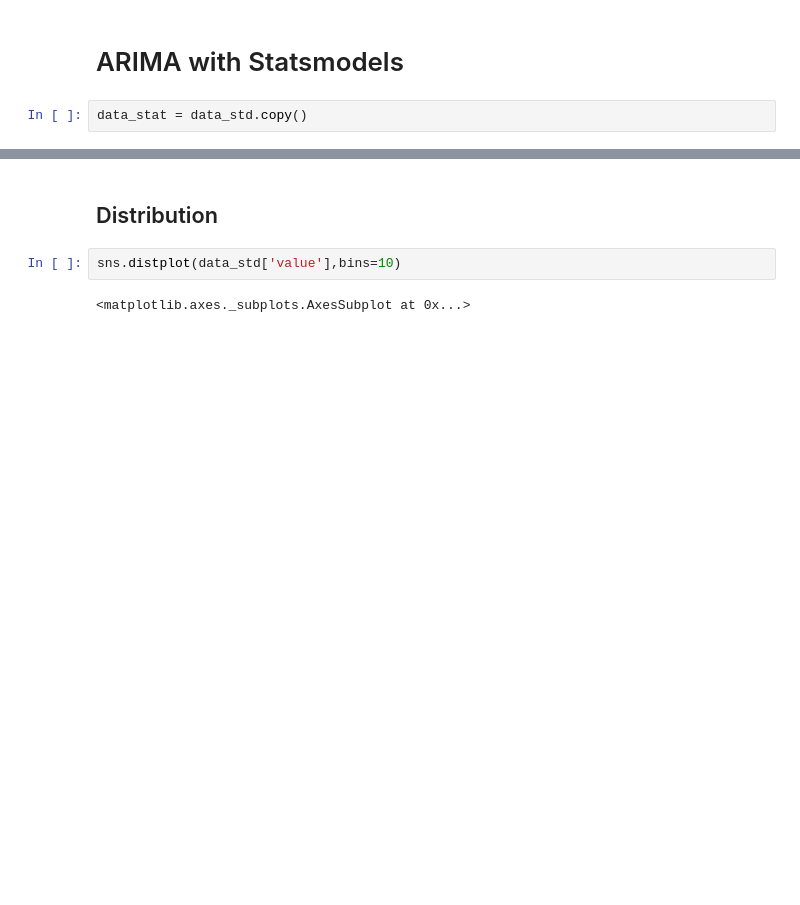
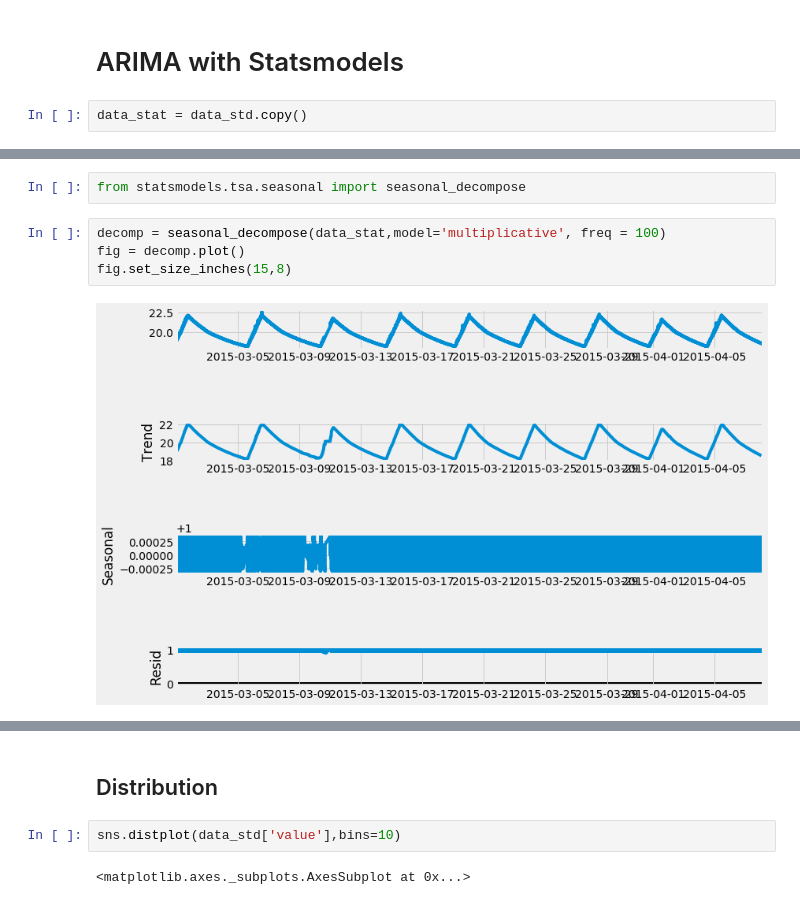
Before and after one commit to parinyad123/Telemetry_Project, a Jupyter notebook: Predict_time_Series/Telemetry/TANKTEMP092_098.ipynb, the cells around one changed output, grey strips where cells are left out. Cells and saved outputs as stored; diff of their text form; blank space fills up the shorter version.

```diff
--- a/Predict_time_Series/Telemetry/TANKTEMP092_098.ipynb
+++ b/Predict_time_Series/Telemetry/TANKTEMP092_098.ipynb
@@ -458,0 +472,8 @@ time_series.rolling()
+# %%
+from statsmodels.tsa.seasonal import seasonal_decompose
+# %%
+decomp = seasonal_decompose(data_stat,model='multiplicative', freq = 100)
+fig = decomp.plot()
+fig.set_size_inches(15,8)
+# %% [output]
+[figure, added]
```
Also changed, not shown: parts of 4 cells of this notebook, 1 other file.
